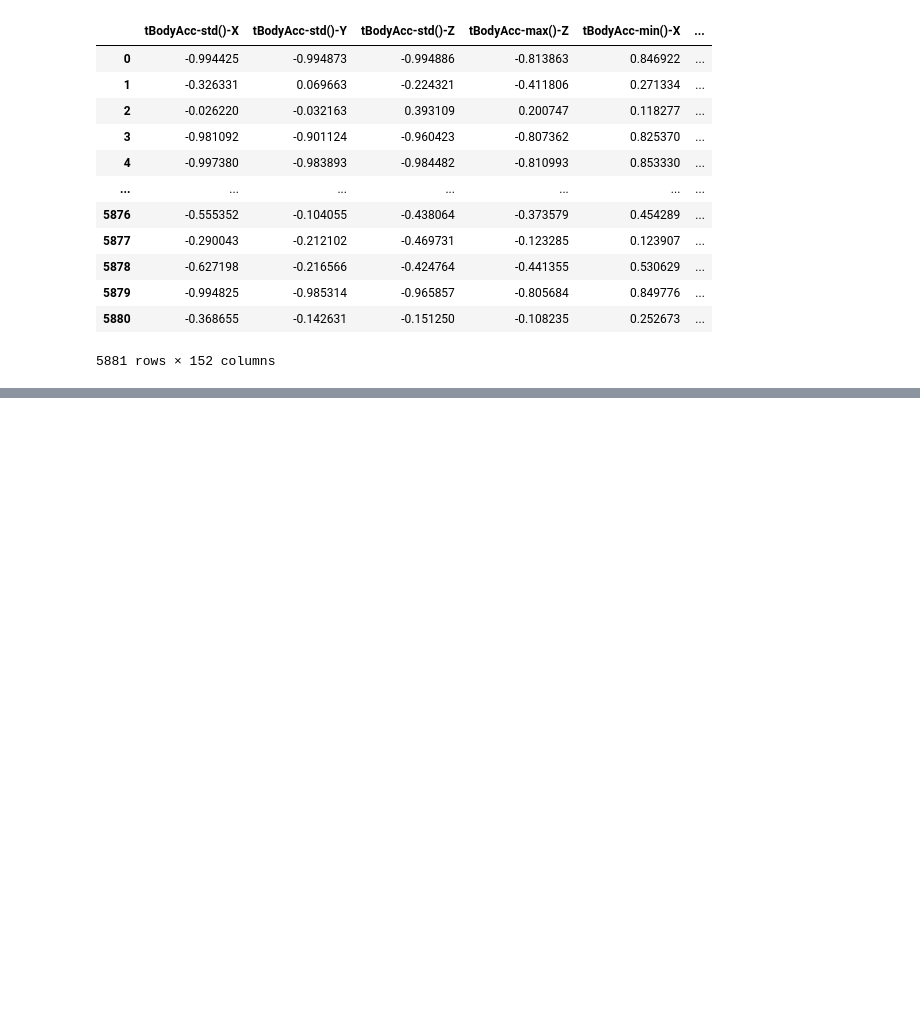
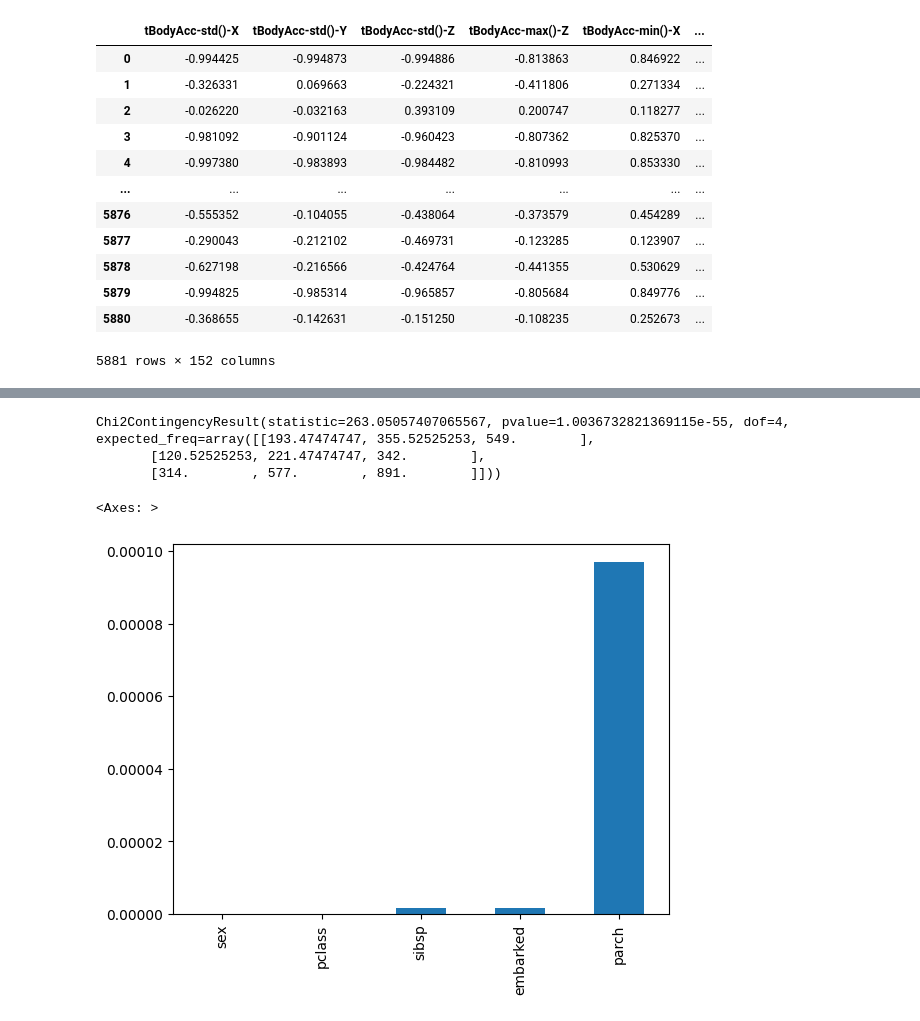
Before and after one commit to Danishdbu/ml1_Danish, a Jupyter notebook: Feature_Selection1.ipynb, the cells around one changed output, grey strips where cells are left out. Saved outputs shown, nothing was run; the diff lists cells and outputs as text; code cells hidden in the pictures; blank space fills up the shorter version.

```diff
--- a/Feature_Selection1.ipynb
+++ b/Feature_Selection1.ipynb
@@ -254,0 +329,2 @@ X_train
+# %%
+titanic = sns.load_dataset('titanic')[['pclass','sex','sibsp','parch','embarked','survived']]
@@ -254,0 +356,3 @@ X_train
+# %%
+ct = pd.crosstab(titanic['survived'],titanic['sex'],margins=True)
+ct
@@ -254,0 +365,23 @@ X_train
+# %%
+from scipy.stats import chi2_contingency
+chi2_contingency(ct)
+# %% [output]
+Chi2ContingencyResult(statistic=263.05057407065567, pvalue=1.0036732821369115e-55, dof=4, expected_freq=array([[193.47474747, 355.52525253, 549.        ],
+       [120.52525253, 221.47474747, 342.        ],
+       [314.        , 577.        , 891.        ]]))
+# %%
+score = []
+
+for feature in titanic.columns[:-1]:
+
+    # create contingency table
+    ct = pd.crosstab(titanic['survived'], titanic[feature])
+
+    # chi_test
+    p_value = chi2_contingency(ct)[1]
+    score.append(p_value)
+# %%
+pd.Series(score, index=titanic.columns[:-1]).sort_values(ascending=True).plot(kind='bar')
+# %% [output]
+<Axes: >
+[figure, added]
```
Also changed, not shown: parts of 15 cells of this notebook.
